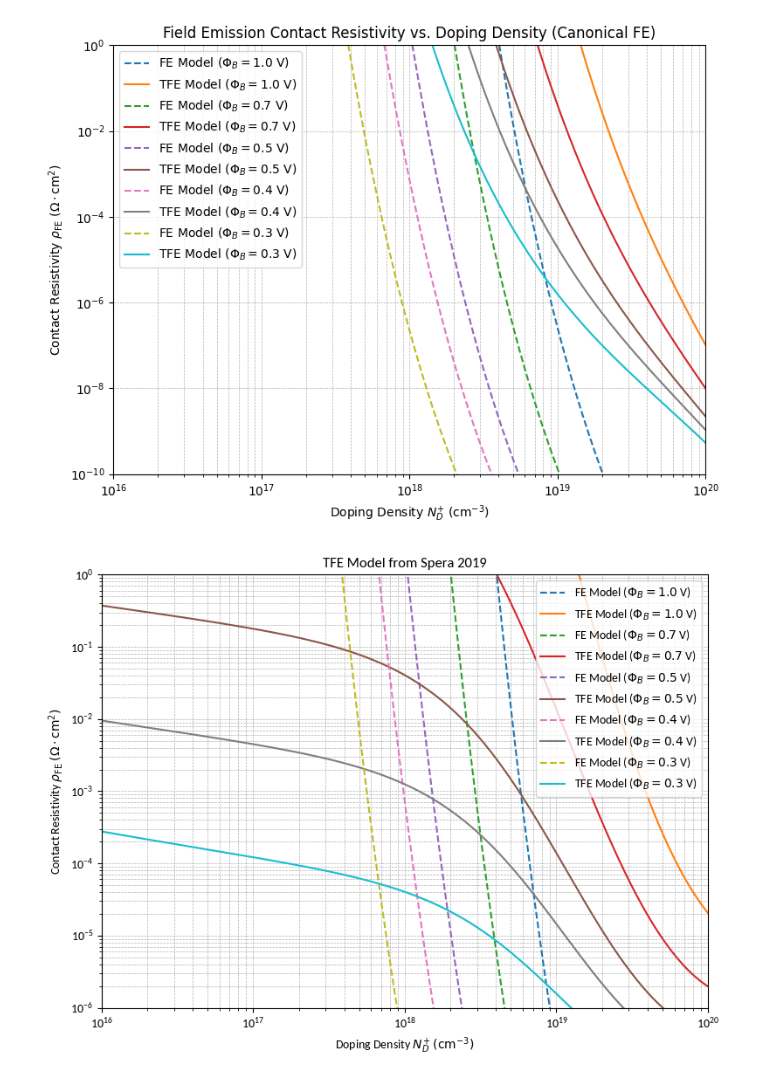
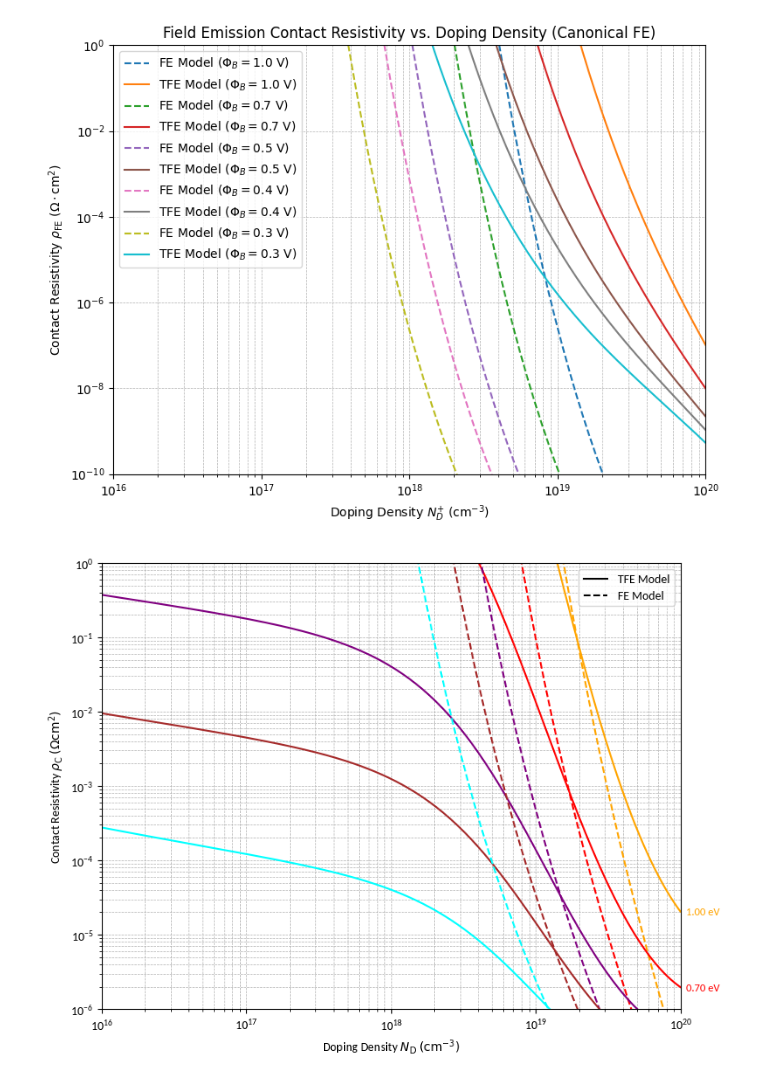
Before and after one commit to XXLutz13/Master_data, a Jupyter notebook: OtherStuff/contact_resitance.ipynb, the cells around one changed output. Drawn from its saved outputs; the diff is of its cells as text; code cells hidden in the pictures.

Commit message:
working on rho c plot

```diff
--- a/OtherStuff/contact_resitance.ipynb
+++ b/OtherStuff/contact_resitance.ipynb
@@ -625,7 +626,14 @@ def TFE_Spera(
     # ----------------------------------------------------
     # 6. CALCULATE FE (see )
     # ----------------------------------------------------
-    rho_FE = ((h**2 * k)/(4*np.pi*q**2 *phi_B*m_star)) * np.exp((q * Phi_B) / E_00)
+    # rho_FE = ((h**2 * k)/(4*np.pi*q**2 *phi_B*m_star)) * np.exp((q * Phi_B) / E_00)
+    rho_FE = ((k)/(q*A_star*T) * 1/(np.cosh(E_00/(k*T)))) * np.exp((q*Phi_B)/(E_00)) # in thesis
+
+
+    # Term 2: Square Root Term (unitless)
+    # (E_00 is in J. q*Phi_B is in J. The ratio is unitless.)
+    # sqrt_term_fe = np.sqrt((np.pi * E_00) / (q * (Phi_B - Phi_n_V)))
+    # rho_FE = (k/(q*A_star*T)) * 1.0 / (np.cosh(E_00 / (k * T))) * np.exp((q * Phi_B) / E_00)
 
 
     return rho_TFE, rho_FE
@@ -639,52 +704,72 @@ temperature_K = 300.0
 
 # Initialize Plot
 plt.figure(figsize=(8, 6))
+ax = plt.gca()
 
+colors = ['orange', 'red', 'purple', 'brown', 'cyan']
 
-for phi_B in barrier_height_V_plot:
+for i, phi_B in enumerate(barrier_height_V_plot):
     rho_TFE_array = []
+    rho_TFE_Kuchuck_array = []
     rho_FE_array = []
     for n in N:
         # Calculate resistivity using the canonical FE formula
         rho_TFE, rho_FE = TFE_Spera(
             N_D_plus_cm3=n,
             Phi_B=phi_B,
             T=temperature_K
         )
         rho_TFE_cm2 = rho_TFE * 1e4
         rho_TFE_array.append(rho_TFE_cm2)
 
         rho_FE_cm2 = rho_FE * 1e4
         rho_FE_array.append(rho_FE_cm2)
-        # rho_FE_cm2 = rho_FE * 1e4
-        # rho_FE_array.append(rho_FE_cm2)
-
-        # rho_total_cm2 = rho_total * 1e4
-        # rho_total_array.append(rho_total_cm2)
-
-    # # Prepare data for plotting
-    # N_clean = np.array(N)
-    # rho_TFE_clean = np.array(rho_TFE_array)
-    # rho_FE_clean = np.array(rho_FE_array)
-    # rho_total_clean = np.array(rho_total_array)
 
 
+        rho_TFE_Kuchuk = TFE_Kuckuk(
+            N_D_plus_cm3=n,
+            Phi_B=phi_B,
+            T=temperature_K
+        )
+
+        rho_TFE_Kuchuck_cm2 = rho_TFE_Kuchuk * 1e4
+        rho_TFE_Kuchuck_array.append(rho_TFE_Kuchuck_cm2)
 
     # Plotting the data
-    plt.loglog(N, rho_FE_array, label=f'FE Model ($\\Phi_B={phi_B}$ V)', linestyle='--')
-    plt.loglog(N, rho_TFE_array, label=f'TFE Model ($\\Phi_B={phi_B}$ V)')
+    plt.loglog(N, rho_FE_array, label=f'FE Model ($\\Phi_B={phi_B}$ V)', linestyle='--', color=colors[i])
+    plt.loglog(N, rho_TFE_array, label=f'TFE Model ($\\Phi_B={phi_B}$ V)', color=colors[i])
     # plt.loglog(N_clean, rho_total_clean, label=f'rho total ($\\Phi_B={phi_B}$ V)', linestyle=':')
 
-plt.xlabel('Doping Density $N_D^{+}$ $(\\text{cm}^{-3})$')
-plt.ylabel('Contact Resistivity $\\rho_{\\text{FE}}$ $(\\Omega \\cdot \\text{cm}^2)$')
-plt.title('TFE Model from Spera 2019')
+    plt.annotate(f'{phi_B:.2f} eV',
+                 xy=(N[-1], rho_TFE_array[-1]),
+                 xytext=(5, 0),
+                 textcoords='offset points',
+                 va='center',
+                 fontsize=9,
+                 fontweight='bold',
+                 color=colors[i])
+
+
+plt.xlabel('Doping Density $N_{\\text{D}}$ $(\\text{cm}^{-3})$')
+plt.ylabel('Contact Resistivity $\\rho_{\\text{C}}$ $(\\Omega \\text{cm}^2)$')
+# plt.title('TFE Model from Spera 2019')
 plt.grid(True, which="both", ls="--", linewidth=0.5)
 
 plt.xlim(1e16, 1e20)
 plt.ylim(1e-6, 1e-0)
 
-plt.legend()
+
+legend_elements = [
+    Line2D([0], [0], linestyle='-', color='black', label='TFE Model'),
+    Line2D([0], [0], linestyle='--', color='black', label='FE Model'),
+]
+plt.legend(handles=legend_elements)
+
+# props = dict(boxstyle='round', facecolor='white', alpha=0.5)
+# plt.text(0.05, 0.05, f"$m^* = 0.25 m_0$\n$T = 300$ K",
+#          transform=ax.transAxes, verticalalignment='bottom', bbox=props)
+
 plt.tight_layout()
 plt.show()
 # %% [output]
-[figure, old version]
+[figure, new version]
```
Also changed, not shown: parts of 2 cells of this notebook.
